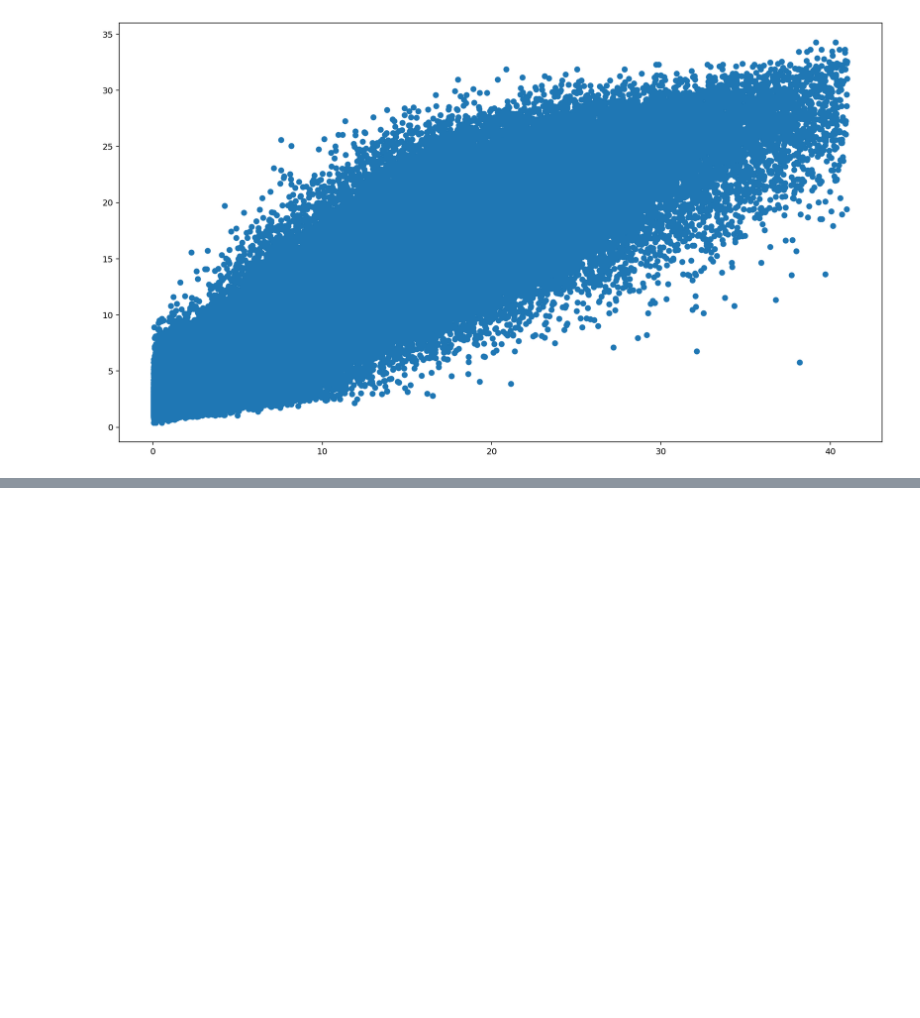
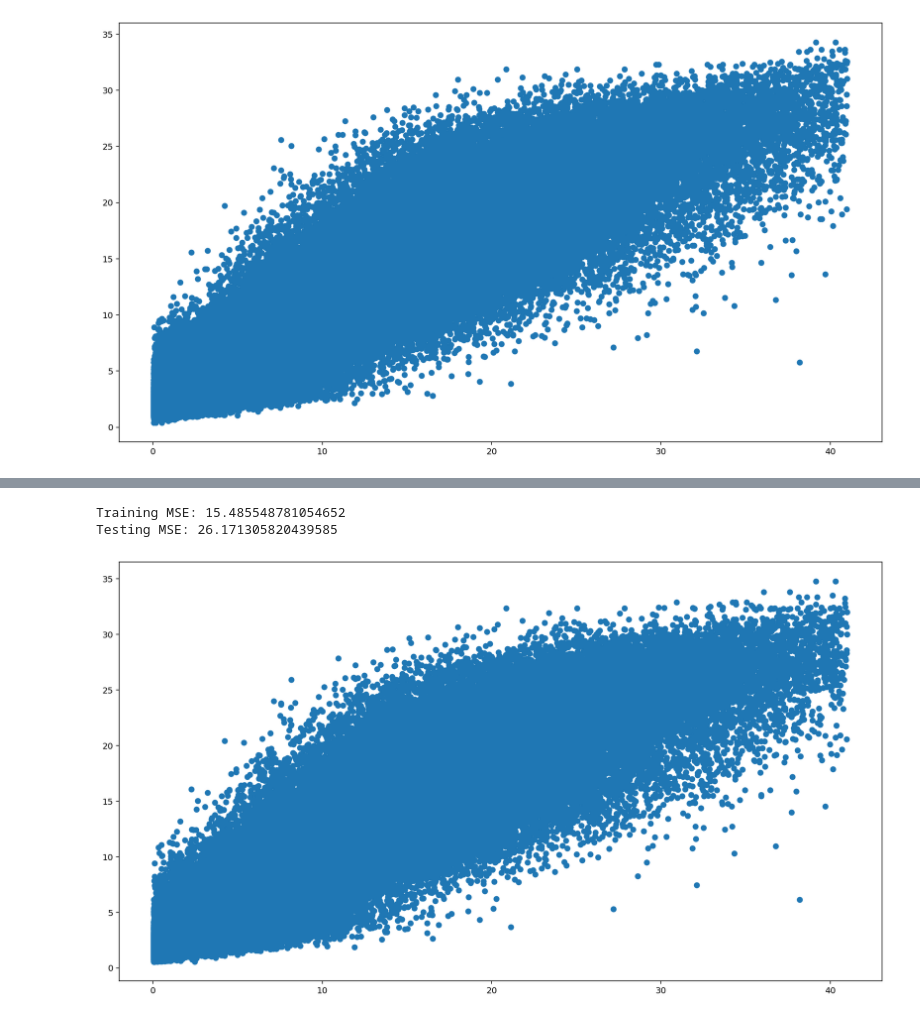
Before and after one commit to blowe615/starbucks_offers, a Jupyter notebook: starbucks_offers.ipynb, the cells around one changed output, grey strips where cells are left out. Drawn from its saved outputs; the diff is of its cells as text; code cells hidden in the pictures; blank space fills up the shorter version.

```diff
--- a/starbucks_offers.ipynb
+++ b/starbucks_offers.ipynb
@@ -1141,0 +1103,6 @@ Testing MSE: 26.443726964446103
+# %%
+plot_pred_actual(BaggingRegressor(n_estimators=200,max_samples=.4), X_train_IQR, X_test_IQR, y_train_IQR, y_test_IQR)
+# %% [output]
+Training MSE: 15.485548781054652
+Testing MSE: 26.171305820439585
+[figure, added]
```
Also changed, not shown: parts of 13 cells of this notebook.
